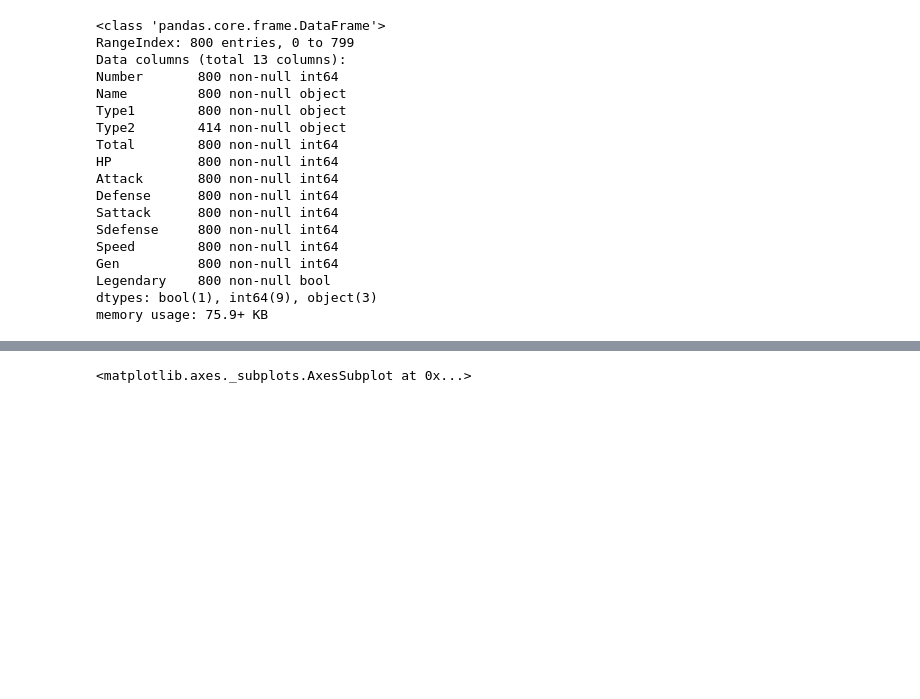
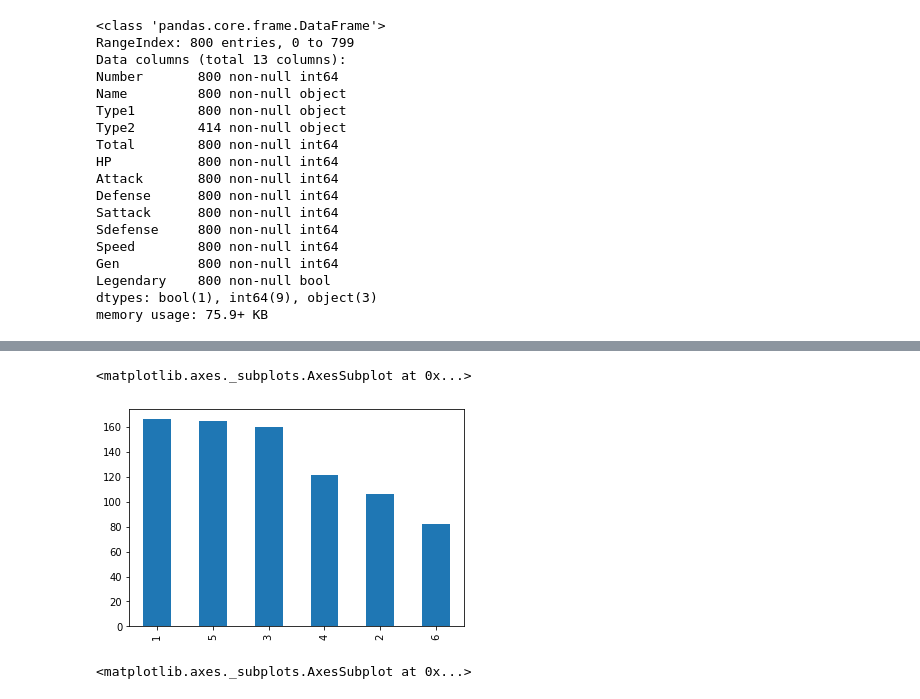
Before and after one commit to dhakust/binder, a Jupyter notebook: example.ipynb, the cells around one changed output, grey strips where cells are left out. Saved outputs shown, nothing was run; the diff lists cells and outputs as text; code cells hidden in the pictures; blank space fills up the shorter version.

```diff
--- a/example.ipynb
+++ b/example.ipynb
@@ -57,3 +92,8 @@ df.describe()
+# %%
+df.Gen.value_counts().plot.bar()
+# %% [output]
+<matplotlib.axes._subplots.AxesSubplot at 0x...>
+[figure, added]
 # %%
 df.plot.scatter(x = "Attack", y = "Defense")
 # %% [output]
```
Also changed, not shown: parts of 7 cells of this notebook.
